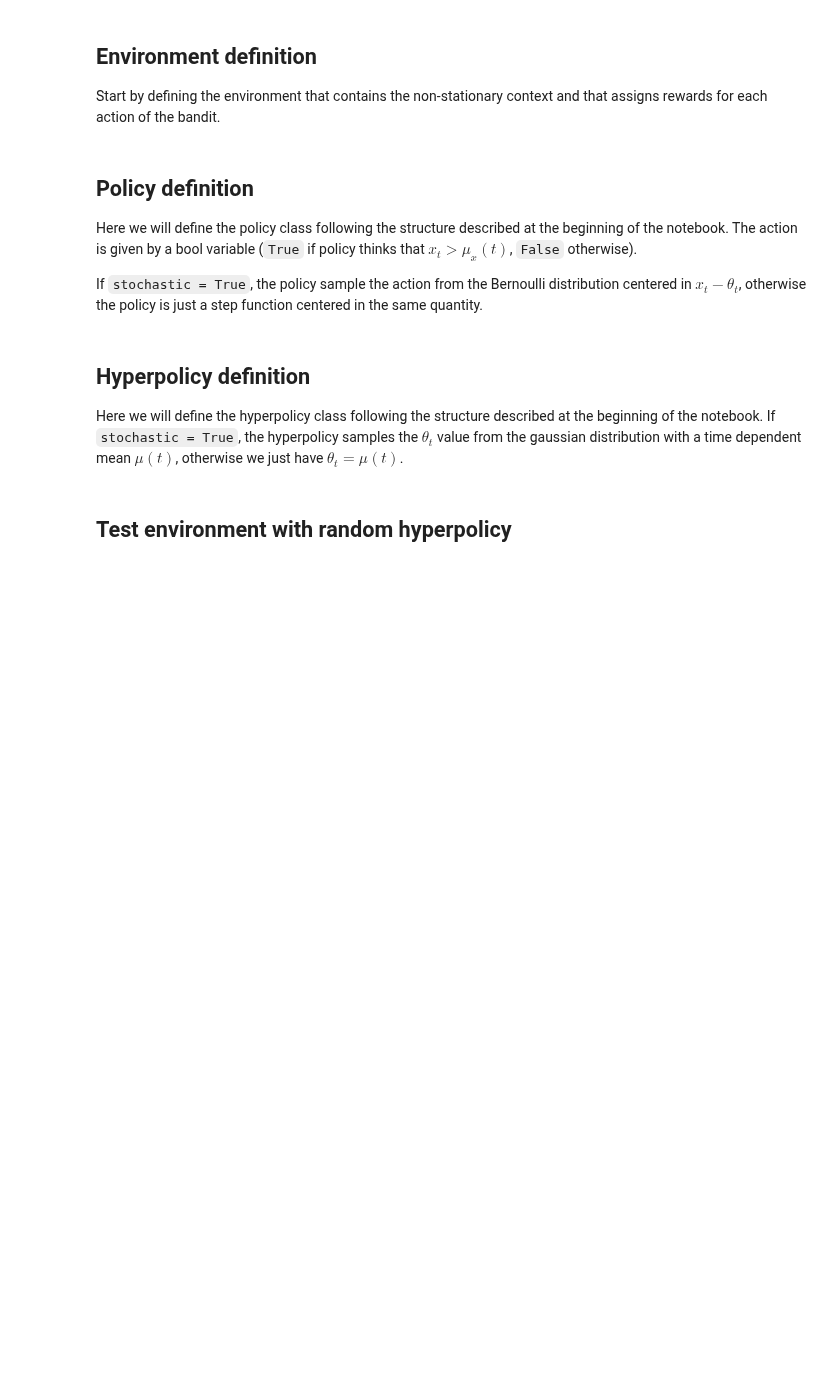
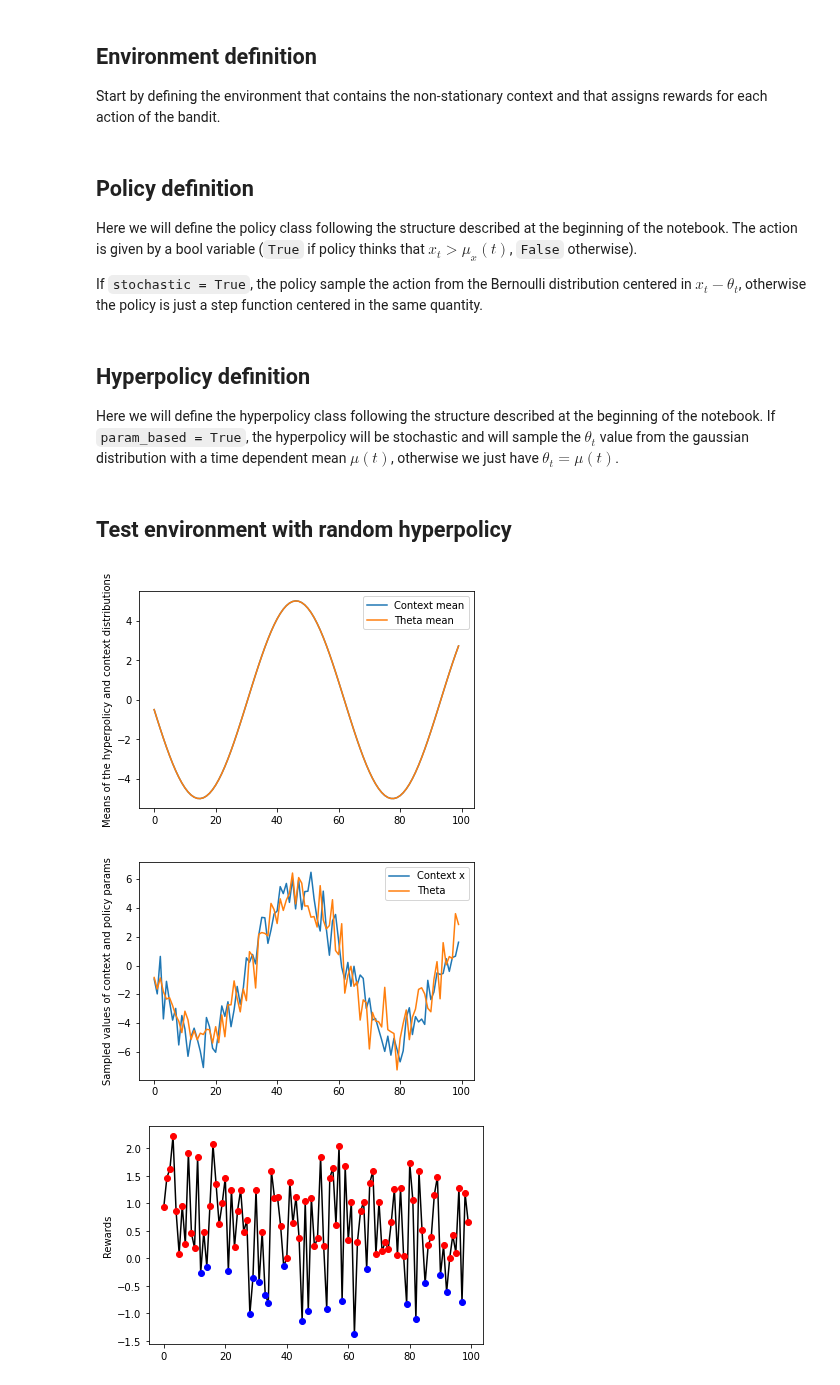
Before and after one commit to francescovidaich964/Como_lake, a Jupyter notebook: bandit_tests/non-stat_contextual_bandits.ipynb, the cells around one changed output. Cells and saved outputs as stored; diff of their text form; code cells hidden in the pictures; blank space fills up the shorter version.

Commit message:
Solved problems and tested environment

```diff
--- a/bandit_tests/non-stat_contextual_bandits.ipynb
+++ b/bandit_tests/non-stat_contextual_bandits.ipynb
@@ -128,23 +138,23 @@ class policy:
 # %% [markdown]
 ## Hyperpolicy definition
 
-Here we will define the hyperpolicy class following the structure described at the beginning of the notebook. If `stochastic = True`, the hyperpolicy samples the $\theta_t$ value from the gaussian distribution with a time dependent mean $\mu(t)$, otherwise we just have $\theta_t = \mu(t)$.
+Here we will define the hyperpolicy class following the structure described at the beginning of the notebook. If `param_based = True`, the hyperpolicy will be stochastic and will sample the $\theta_t$ value from the gaussian distribution with a time dependent mean $\mu(t)$, otherwise we just have $\theta_t = \mu(t)$.
 # %%
 class hyperpolicy:
 
-    def __init__(self, sigma_theta=1, stochastic=True, **kwargs):
+    def __init__(self, sigma_theta=1, param_based=True, **kwargs):
 
         # Store the given parameters
         self.sigma_theta = sigma_theta
-        self.stochastic = stochastic
+        self.stochastic = param_based
 
         # if params that define the mean are not given, take random ones
-        self.var_names = ['A_theta', 'B_theta', 'phi_theta', 'psi_theta']
+        self.var_names = ['A', 'B', 'phi', 'psi']
         for var in self.var_names:
             if var in kwargs.keys():
-                setattr(self, var, kwargs[var])
+                setattr(self, var+'_theta', kwargs[var])
             else:
-                setattr(self, var, np.random.rand())
+                setattr(self, var+'_theta', np.random.rand())
 
 
 
@@ -154,7 +164,7 @@ class hyperpolicy:
 
 
     def theta_mean(self, t):
-        return self.A_W * np.sin(self.phi_W*t + self.psi_W) + self.B_W
+        return self.A_theta * np.sin(self.phi_theta*t + self.psi_theta) + self.B_theta
 
     def theta_pdf(self, theta):
         return scipy.stats.norm.pdf(theta, loc=self.theta_mean(t), scale=self.sigma_theta)
@@ -168,7 +178,7 @@ class hyperpolicy:
 
     def sample_policy(self, t):
         theta = self.sample_theta(t)
-        return policy(theta, not(self.stochastic) )
+        return policy_class(theta, not(self.stochastic) )
 
 
     #def update_params(self, delta_params):
@@ -176,3 +186,35 @@ class hyperpolicy:
         # TO DO
 # %% [markdown]
 ## Test environment with random hyperpolicy
+# %%
+# Get random hyperpolicy
+nu  = hyperpolicy(A=5, B=0, phi=0.1, psi=np.pi, param_based=True)
+
+# Initialize environment
+env = environment(A=5, B=0, phi=0.1, psi=np.pi)
+
+# Play the hyperpolicy
+contexts, thetas, rewards, context_means, theta_means = env.play(nu, n_steps=100)
+# %%
+# Plot the evolution of everything
+plt.plot(context_means, label="Context mean")
+plt.plot(theta_means, label="Theta mean")
+plt.ylabel("Means of the hyperpolicy and context distributions")
+plt.legend()
+plt.show()
+
+plt.plot(contexts, label="Context x")
+plt.plot(thetas, label="Theta")
+plt.ylabel("Sampled values of context and policy params")
+plt.legend()
+plt.show()
+
+plt.plot(rewards, c='black')
+plt.plot(np.where(rewards>0)[0], rewards[rewards>0], 'ro')
+plt.plot(np.where(rewards<0)[0], rewards[rewards<0], 'bo')
+plt.ylabel("Rewards")
+plt.show()
+# %% [output]
+[figure, added]
+[figure, added]
+[figure, added]
```
Also changed, not shown: parts of 5 cells of this notebook.
